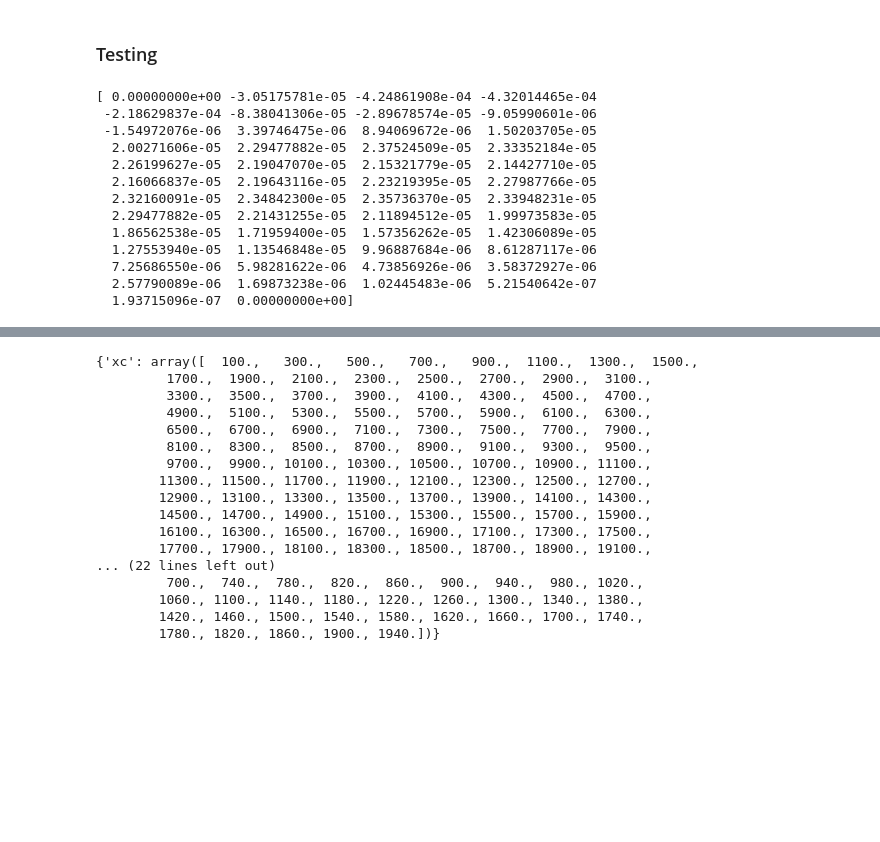
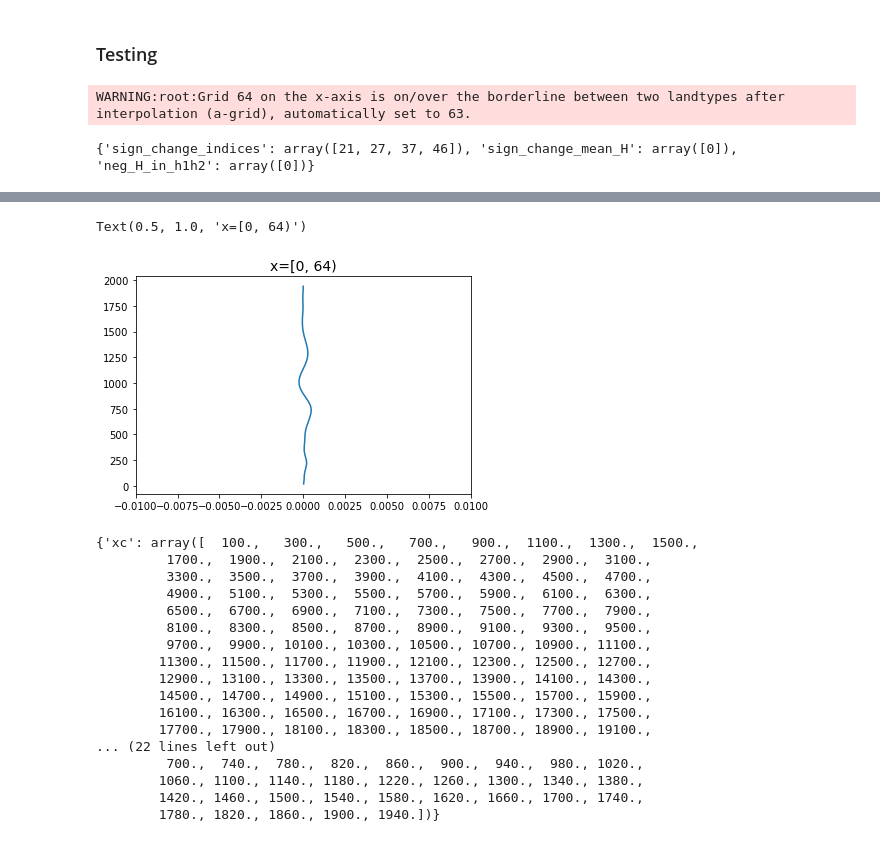
Before and after one commit to Stacy-Guo227/mlcloud_colab, a Jupyter notebook: TestHub.ipynb, the cells around one changed output, grey strips where cells are left out. Drawn from its saved outputs; the diff is of its cells as text; code cells hidden in the pictures; blank space fills up the shorter version.

Commit message:
Add feature: _pbl_height_wth. Initialize feature: get_pbl_height.

```diff
--- a/TestHub.ipynb
+++ b/TestHub.ipynb
@@ -202,19 +256,15 @@ WARNING:root:eta already exists in LandSurface, renaming as eta_2 in Dynamic.
 # %% [markdown]
 ### Testing
 # %%
-print(test_vvmtools.cal_turb_flux(100, (None, None, None, None, None, 64),
-                                  'w', 'th', conv_agrid=False))
+print(test_vvmtools.get_pbl_height(350, (None, None, None, None, None, 64),
+                                  method='wth'))
 # %% [output]
-[ 0.00000000e+00 -3.05175781e-05 -4.24861908e-04 -4.32014465e-04
- -2.18629837e-04 -8.38041306e-05 -2.89678574e-05 -9.05990601e-06
- -1.54972076e-06  3.39746475e-06  8.94069672e-06  1.50203705e-05
-  2.00271606e-05  2.29477882e-05  2.37524509e-05  2.33352184e-05
-  2.26199627e-05  2.19047070e-05  2.15321779e-05  2.14427710e-05
-  2.16066837e-05  2.19643116e-05  2.23219395e-05  2.27987766e-05
-  2.32160091e-05  2.34842300e-05  2.35736370e-05  2.33948231e-05
-  2.29477882e-05  2.21431255e-05  2.11894512e-05  1.99973583e-05
-  1.86562538e-05  1.71959400e-05  1.57356262e-05  1.42306089e-05
-  1.27553940e-05  1.13546848e-05  9.96887684e-06  8.61287117e-06
-  7.25686550e-06  5.98281622e-06  4.73856926e-06  3.58372927e-06
-  2.57790089e-06  1.69873238e-06  1.02445483e-06  5.21540642e-07
-  1.93715096e-07  0.00000000e+00]
+WARNING:root:Grid 64 on the x-axis is on/over the borderline between two landtypes after interpolation (a-grid), automatically set to 63.
+{'sign_change_indices': array([21, 27, 37, 46]), 'sign_change_mean_H': array([0]), 'neg_H_in_h1h2': array([0])}
+# %%
+testprof = test_vvmtools.cal_turb_flux(350, (None, None, None, None, None, 64),
+                                       'w', 'th')
+plt.plot(testprof, test_vvmtools.DIM['zc'][1:])
+plt.xlim(-0.01, 0.01)
+plt.title('x=[0, 64)', fontsize=14)
+# %% [output]
@@ -221,3 +272,5 @@ print(test_vvmtools.cal_turb_flux(100, (None, None, None, None, None, 64),
+Text(0.5, 1.0, 'x=[0, 64)')
+[figure, added]
 # %%
 test_vvmtools.DIM
 # %% [output]
```
Also changed, not shown: parts of 3 cells of this notebook, 1 other file.
